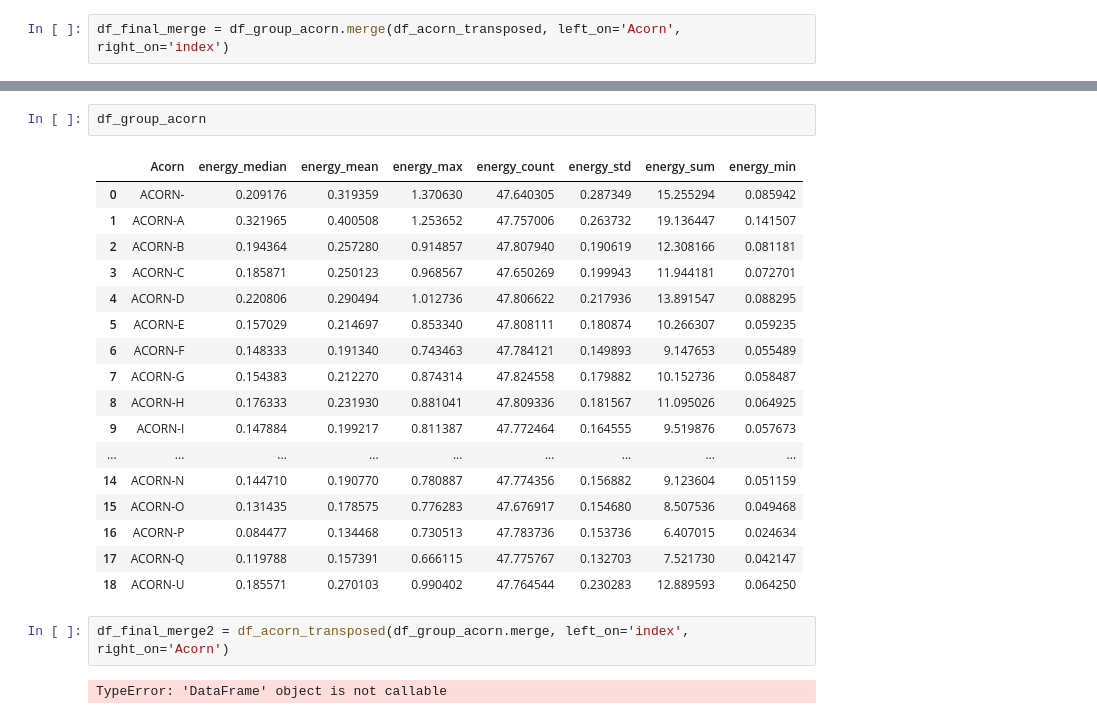
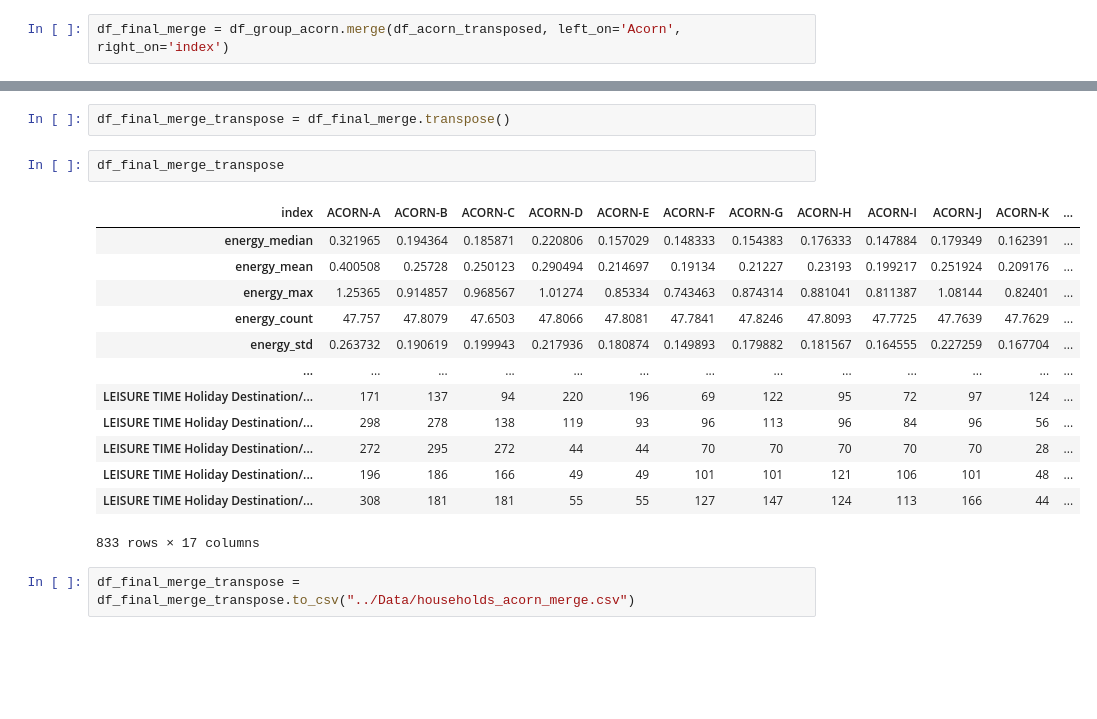
Before and after one commit to fctonio/Smart-meters-analysis, a Jupyter notebook: Notebooks/paul_merge_dailydata_households_acorn.ipynb, the cells around one changed output, grey strips where cells are left out. Saved outputs shown, nothing was run; the diff lists cells and outputs as text; blank space fills up the shorter version.

Commit message:
Updated data & notebook

```diff
--- a/Notebooks/paul_merge_dailydata_households_acorn.ipynb
+++ b/Notebooks/paul_merge_dailydata_households_acorn.ipynb
@@ -198,24 +176,20 @@ df_acorn_transposed
-# %%
-df_group_acorn
-# %% [output]
-|  | Acorn | energy_median | energy_mean | energy_max | energy_count | energy_std | energy_sum | energy_min |
-| 0 | ACORN- | 0.209176 | 0.319359 | 1.370630 | 47.640305 | 0.287349 | 15.255294 | 0.085942 |
-| 1 | ACORN-A | 0.321965 | 0.400508 | 1.253652 | 47.757006 | 0.263732 | 19.136447 | 0.141507 |
-| 2 | ACORN-B | 0.194364 | 0.257280 | 0.914857 | 47.807940 | 0.190619 | 12.308166 | 0.081181 |
-| 3 | ACORN-C | 0.185871 | 0.250123 | 0.968567 | 47.650269 | 0.199943 | 11.944181 | 0.072701 |
-| 4 | ACORN-D | 0.220806 | 0.290494 | 1.012736 | 47.806622 | 0.217936 | 13.891547 | 0.088295 |
-| 5 | ACORN-E | 0.157029 | 0.214697 | 0.853340 | 47.808111 | 0.180874 | 10.266307 | 0.059235 |
-| 6 | ACORN-F | 0.148333 | 0.191340 | 0.743463 | 47.784121 | 0.149893 | 9.147653 | 0.055489 |
-| 7 | ACORN-G | 0.154383 | 0.212270 | 0.874314 | 47.824558 | 0.179882 | 10.152736 | 0.058487 |
-| 8 | ACORN-H | 0.176333 | 0.231930 | 0.881041 | 47.809336 | 0.181567 | 11.095026 | 0.064925 |
-| 9 | ACORN-I | 0.147884 | 0.199217 | 0.811387 | 47.772464 | 0.164555 | 9.519876 | 0.057673 |
-| ... | ... | ... | ... | ... | ... | ... | ... | ... |
-| 14 | ACORN-N | 0.144710 | 0.190770 | 0.780887 | 47.774356 | 0.156882 | 9.123604 | 0.051159 |
-| 15 | ACORN-O | 0.131435 | 0.178575 | 0.776283 | 47.676917 | 0.154680 | 8.507536 | 0.049468 |
-| 16 | ACORN-P | 0.084477 | 0.134468 | 0.730513 | 47.783736 | 0.153736 | 6.407015 | 0.024634 |
-| 17 | ACORN-Q | 0.119788 | 0.157391 | 0.666115 | 47.775767 | 0.132703 | 7.521730 | 0.042147 |
-| 18 | ACORN-U | 0.185571 | 0.270103 | 0.990402 | 47.764544 | 0.230283 | 12.889593 | 0.064250 |
-# %%
-df_final_merge2 = df_acorn_transposed(df_group_acorn.merge, left_on='index', right_on='Acorn')
-# %% [output]
-TypeError: 'DataFrame' object is not callable
+# %%
+df_final_merge_transpose = df_final_merge.transpose()
+# %%
+df_final_merge_transpose
+# %% [output]
+| index | ACORN-A | ACORN-B | ACORN-C | ACORN-D | ACORN-E | ACORN-F | ACORN-G | ACORN-H | ACORN-I | ACORN-J | ACORN-K | ... |
+| energy_median | 0.321965 | 0.194364 | 0.185871 | 0.220806 | 0.157029 | 0.148333 | 0.154383 | 0.176333 | 0.147884 | 0.179349 | 0.162391 | ... |
+| energy_mean | 0.400508 | 0.25728 | 0.250123 | 0.290494 | 0.214697 | 0.19134 | 0.21227 | 0.23193 | 0.199217 | 0.251924 | 0.209176 | ... |
+| energy_max | 1.25365 | 0.914857 | 0.968567 | 1.01274 | 0.85334 | 0.743463 | 0.874314 | 0.881041 | 0.811387 | 1.08144 | 0.82401 | ... |
+| energy_count | 47.757 | 47.8079 | 47.6503 | 47.8066 | 47.8081 | 47.7841 | 47.8246 | 47.8093 | 47.7725 | 47.7639 | 47.7629 | ... |
+| energy_std | 0.263732 | 0.190619 | 0.199943 | 0.217936 | 0.180874 | 0.149893 | 0.179882 | 0.181567 | 0.164555 | 0.227259 | 0.167704 | ... |
+| ... | ... | ... | ... | ... | ... | ... | ... | ... | ... | ... | ... | ... |
+| LEISURE TIME Holiday Destination/... | 171 | 137 | 94 | 220 | 196 | 69 | 122 | 95 | 72 | 97 | 124 | ... |
+| LEISURE TIME Holiday Destination/... | 298 | 278 | 138 | 119 | 93 | 96 | 113 | 96 | 84 | 96 | 56 | ... |
+| LEISURE TIME Holiday Destination/... | 272 | 295 | 272 | 44 | 44 | 70 | 70 | 70 | 70 | 70 | 28 | ... |
+| LEISURE TIME Holiday Destination/... | 196 | 186 | 166 | 49 | 49 | 101 | 101 | 121 | 106 | 101 | 48 | ... |
+| LEISURE TIME Holiday Destination/... | 308 | 181 | 181 | 55 | 55 | 127 | 147 | 124 | 113 | 166 | 44 | ... |
+833 rows × 17 columns
+# %%
+df_final_merge_transpose = df_final_merge_transpose.to_csv("../Data/households_acorn_merge.csv")
```
Also changed, not shown: parts of 13 cells of this notebook, 1 other file.
